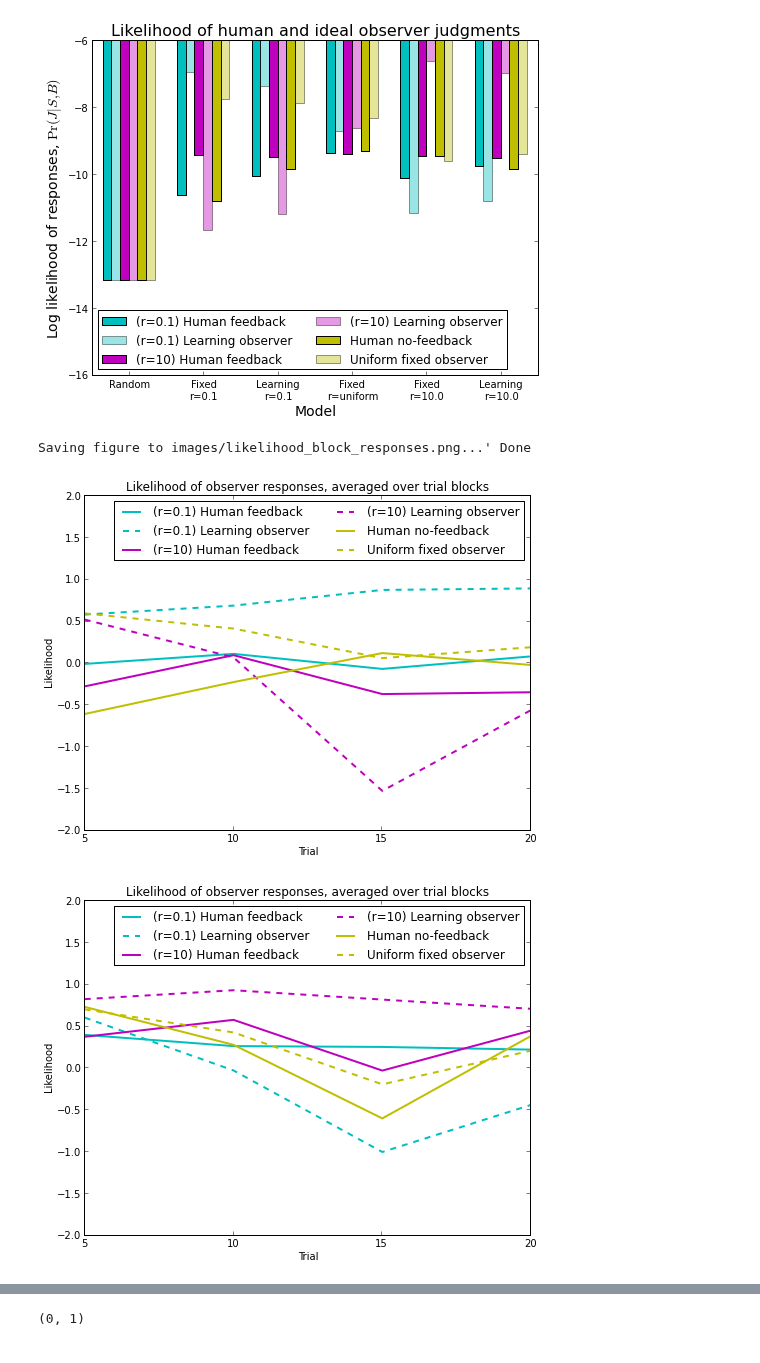
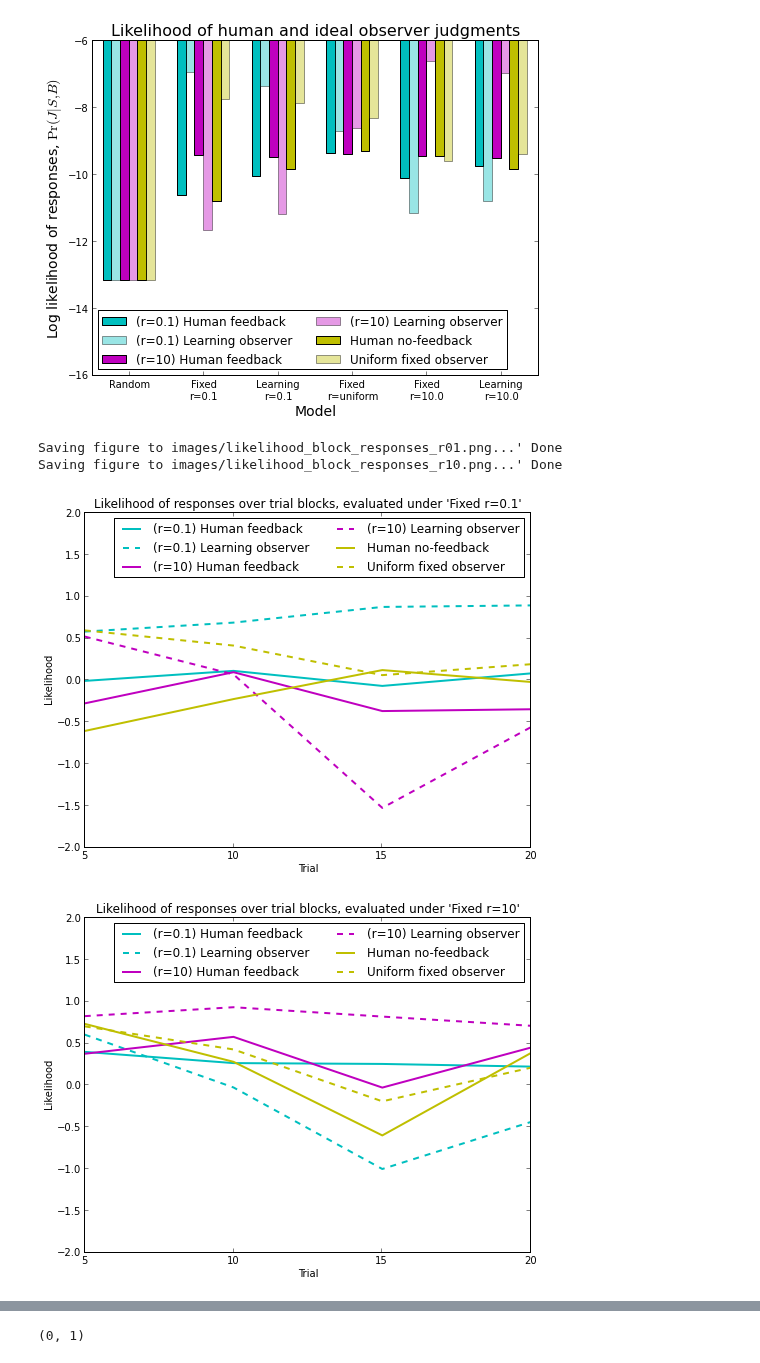
Before and after one commit to berkeley-cocosci/mass-inference, a Jupyter notebook: analysis/learning-analysis.ipynb, the cells around one changed output, grey strips where cells are left out. Saved outputs shown, nothing was run; the diff lists cells and outputs as text; code cells hidden in the pictures.

```diff
--- a/analysis/learning-analysis.ipynb
+++ b/analysis/learning-analysis.ipynb
@@ -282,7 +272,7 @@ model_uniform, model_true10, model_true01 = collapse(lat.block_lh(
 reload(lat)
 
 # learning models
-model_learn01, model_learn10 = collapse(lat.block_lh(
+model_learn01, model_learn10 = CI(lat.block_lh(
     experiment, feedback[[ir01, ir10]], ipe_samps, None, kappas, f_smooth=f_smooth))
 # %%
 # all the models
@@ -299,35 +289,35 @@ reload(lat)
 theta = np.log(np.eye(n_kappas))
 fb = np.empty((n_kappas, n_trial))*np.nan
 
-# mean, upper, lower = collapse(lat.block_lh(
-#     experiment, fb, ipe_samps, theta, kappas, f_smooth=f_smooth,
-#     f_average=False, f_round=False)).T
-sums, = collapse(lat.block_lh(
+mean, upper, lower = CI(lat.block_lh(
     experiment, fb, ipe_samps, theta, kappas, f_smooth=f_smooth,
     f_average=False, f_round=False)).T
+# sums, = CI(lat.block_lh(
+#     experiment, fb, ipe_samps, theta, kappas, f_smooth=f_smooth,
+#     f_average=False, f_round=False))
 
 x = np.arange(n_kappas)
 fig = plt.figure(3)
 plt.clf()
 
-for cidx, cond in enumerate(newconds):
+for cidx, cond in enumerate(conds):
     color = colors[(cidx/2) % len(colors)]
     if cond.startswith("MO"):
 	linestyle = '--'
     else:
 	linestyle = '-'
-    # plt.fill_between(x, lower[cidx], upper[cidx], color=color, alpha=alpha)
-    # plt.plot(x, mean[cidx], label=cond_labels[cond], color=color, linewidth=2,
+    plt.fill_between(x, lower[cidx], upper[cidx], color=color, alpha=alpha)
+    plt.plot(x, mean[cidx], label=cond_labels[cond], color=color, linewidth=2,
+    	     linestyle=linestyle)
+    # plt.plot(x, sums[cidx], label=cond_labels[cond], color=color, linewidth=2,
     # 	     linestyle=linestyle)
-    plt.plot(x, sums[cidx], label=cond_labels[cond], color=color, linewidth=2,
-	     linestyle=linestyle)
 
 plt.xticks(x, ratios, rotation=90)
 plt.xlabel("Fixed model mass ratio")
 plt.ylabel("Log likelihood of responses")
 plt.legend(loc=4, ncol=2, fontsize=12)
 plt.xlim(x[0], x[-1])
-plt.ylim(-15, -6)
+#plt.ylim(-15, -6)
 plt.title("Likelihood of responses under fixed models")
 fig.set_figwidth(8)
 fig.set_figheight(6)
@@ -345,7 +335,7 @@ width = 0.7 / n_cond
 fig = plt.figure(4)
 plt.clf()
 
-for cidx, cond in enumerate(newconds):
+for cidx, cond in enumerate(conds):
     color = colors[(cidx/2) % len(colors)]
     if cond.startswith("MO"):
 	alpha = 0.4
@@ -398,7 +388,7 @@ window = 5
 nsteps = n_trial / window
 
 x = np.linspace(window, n_trial, nsteps)
-lh = np.empty((nsteps, 2, len(newconds)))
+lh = np.empty((nsteps, 2, len(conds)))
 for t in xrange(nsteps):
     thetas = np.zeros((2, n_kappas))
     # thetas[:, :kappas.index(0.0)] = p_ratio[t][:, None]
@@ -415,7 +405,7 @@ for t in xrange(nsteps):
 	kappas, t*window, (t+1)*window, f_smooth))[..., 0]
 
 # x = np.arange(10)
-# lh = np.empty((10, 2, len(newconds), 3))
+# lh = np.empty((10, 2, len(conds), 3))
 # for t in xrange(10):
 #     #thetas = np.zeros((2, n_kappas))
 #     # thetas[:, :kappas.index(0.0)] = p_ratio[t][:, None]
@@ -434,6 +424,7 @@ for t in xrange(nsteps):
 # %%
 fig1 = 30
 fig2 = 31
+titles = [("Fixed r=0.1", "r01"), ("Fixed r=10", "r10")]
 for fig in (fig1, fig2):
     plt.figure(fig)
     plt.clf()
@@ -442,7 +433,7 @@ if window == 20:
     plt.bar(np.arange(n_cond), lh[0, :, 0])
 
 else:
-    for cidx, cond in enumerate(newconds):
+    for cidx, cond in enumerate(conds):
 	color = colors[(cidx/2) % len(colors)]
 	if cond.startswith("MO"):
 	    linestyle = '--'
@@ -452,36 +443,38 @@ else:
 	plt.figure(fig1)
 	# plt.fill_between(x, lh[:, 0, cidx, 1], lh[:, 0, cidx, 2],
 	# 		 color=color, alpha=alpha)
 	# plt.plot(x, lh[:, 0, cidx, 0], color=color, label=cond_labels[cond],
 	# 	 linestyle=linestyle)
 	plt.plot(x, lh[:, 0, cidx], color=color, label=cond_labels[cond],
 		 linestyle=linestyle, linewidth=2)
 
 	plt.figure(fig2)
 	# plt.fill_between(x, lh[:, 1, cidx, 1], lh[:, 1, cidx, 2],
 	# 		 color=color, alpha=alpha)
 	# plt.plot(x, lh[:, 1, cidx, 0], color=color, label=cond_labels[cond],
 	# 	 linestyle=linestyle)
 	plt.plot(x, lh[:, 1, cidx], color=color, label=cond_labels[cond],
 		 linestyle=linestyle, linewidth=2)
 
-for fig in (fig1, fig2):
+for i, fig in enumerate((fig1, fig2)):
     plt.figure(fig)
     plt.xlim(x.min(), x.max())
     plt.ylim(-2, 2)
     # plt.xticks(np.arange(0, nsteps), np.linspace(window, n_trial, nsteps))
     plt.xticks(x, x.astype('i8'))
     plt.xlabel("Trial")
 
     plt.legend(loc=0, ncol=2)
     plt.gcf().set_figwidth(8)
     plt.gcf().set_figheight(6)
     plt.ylabel("Likelihood")
-    plt.title("Likelihood of observer responses, averaged over trial blocks")
+    plt.title("Likelihood of responses over trial "
+	      "blocks, evaluated under '%s'" % titles[i][0])
     #plt.ylim(lh.min()-0.5, lh.max()+0.5)
 
-lat.save("images/likelihood_block_responses.png", close=False)
+    lat.save("images/likelihood_block_responses_%s.png" % titles[i][1], close=False)
 # %% [output]
-Saving figure to images/likelihood_block_responses.png...' Done
+Saving figure to images/likelihood_block_responses_r01.png...' Done
+Saving figure to images/likelihood_block_responses_r10.png...' Done
-[figure, old version]
+[figure, new version]
-[figure, old version]
+[figure, new version]
```
Also changed, not shown: parts of 14 cells of this notebook, 5 other files.
